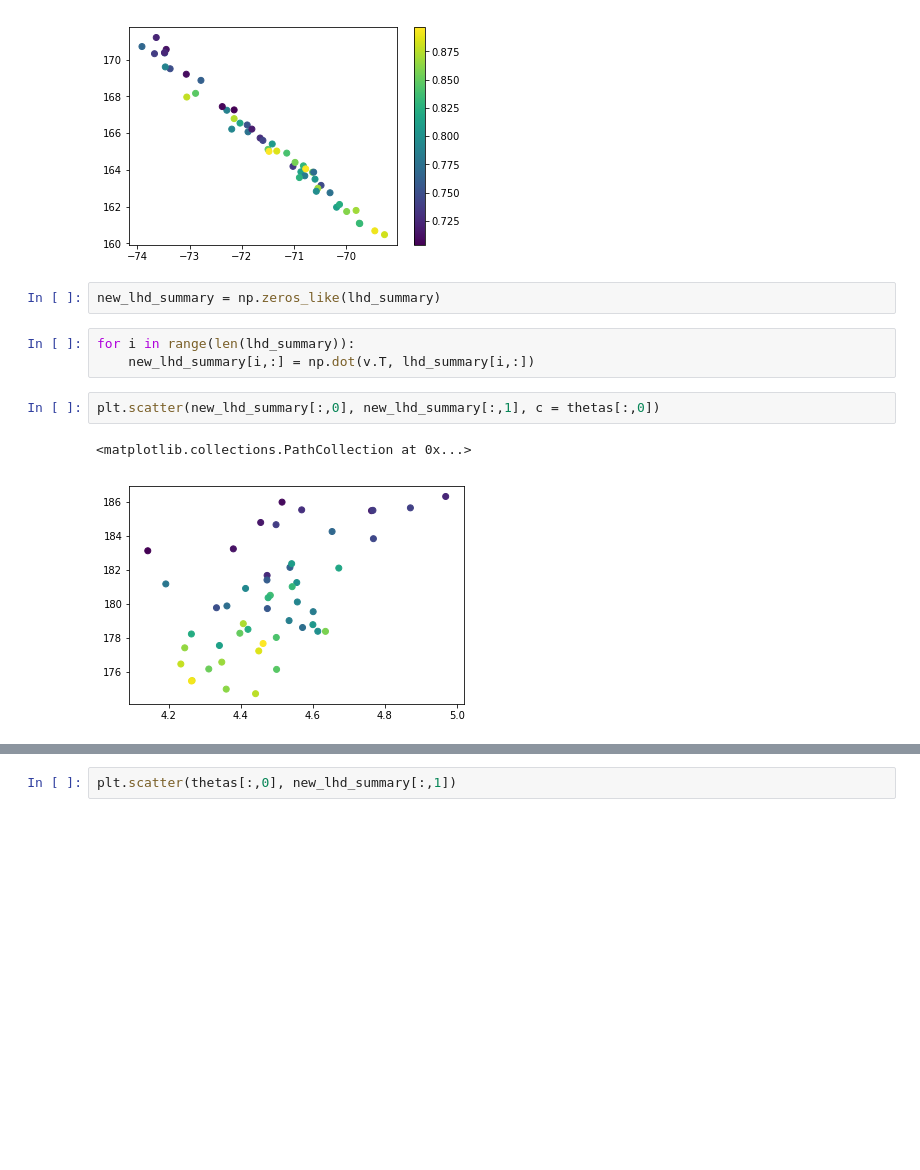
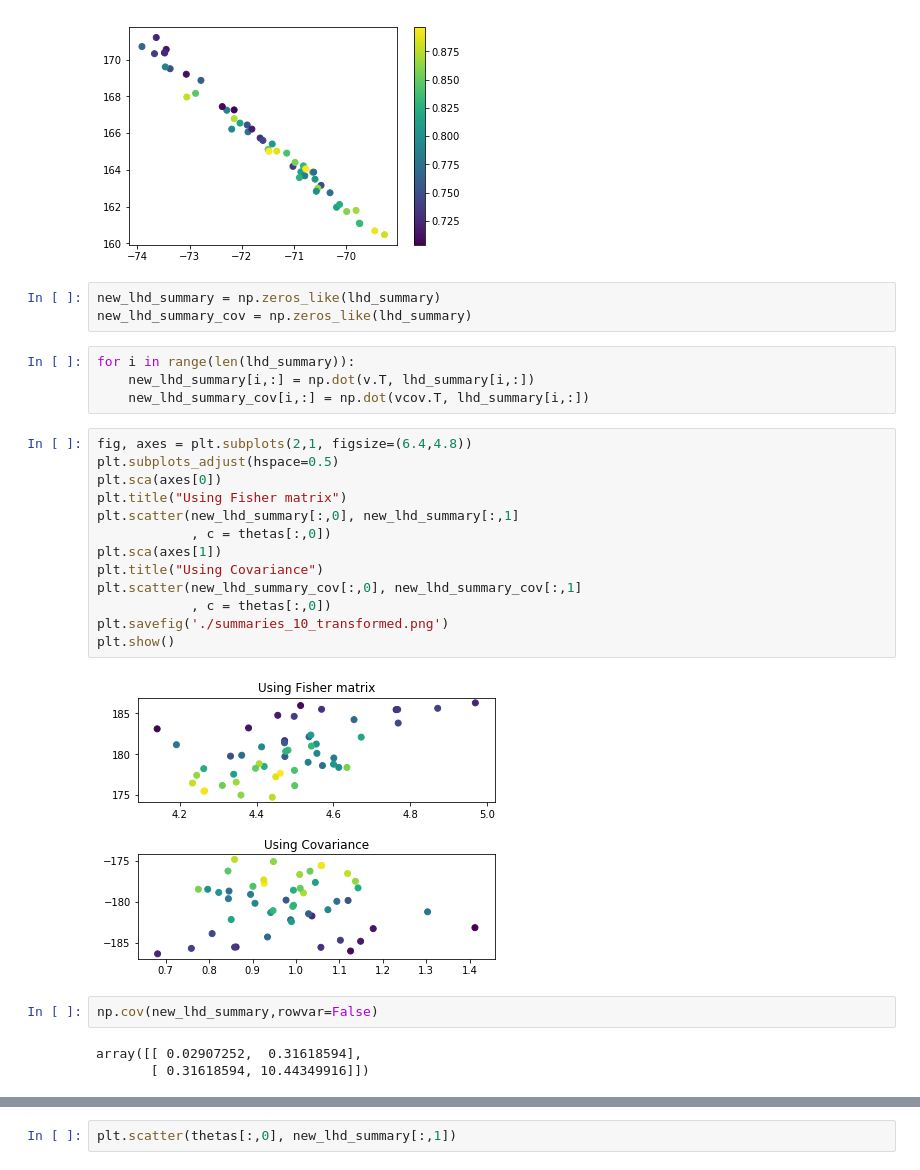
Before and after one commit to ErikOsinga/master_research_project, a Jupyter notebook: learning_purposes/imnn_gp/gp.ipynb, the cells around one changed output, grey strips where cells are left out. Cells and saved outputs as stored; diff of their text form; blank space fills up the shorter version.

```diff
--- a/learning_purposes/imnn_gp/gp.ipynb
+++ b/learning_purposes/imnn_gp/gp.ipynb
@@ -36,14 +60,31 @@ plt.colorbar()
 [figure]
 # %%
 new_lhd_summary = np.zeros_like(lhd_summary)
+new_lhd_summary_cov = np.zeros_like(lhd_summary)
 # %%
 for i in range(len(lhd_summary)):
     new_lhd_summary[i,:] = np.dot(v.T, lhd_summary[i,:])
+    new_lhd_summary_cov[i,:] = np.dot(vcov.T, lhd_summary[i,:])
-# %%
-plt.scatter(new_lhd_summary[:,0], new_lhd_summary[:,1], c = thetas[:,0])
-# %% [output]
-<matplotlib.collections.PathCollection at 0x...>
-[figure, removed]
+# %%
+fig, axes = plt.subplots(2,1, figsize=(6.4,4.8))
+plt.subplots_adjust(hspace=0.5)
+plt.sca(axes[0])
+plt.title("Using Fisher matrix")
+plt.scatter(new_lhd_summary[:,0], new_lhd_summary[:,1]
+            , c = thetas[:,0])
+plt.sca(axes[1])
+plt.title("Using Covariance")
+plt.scatter(new_lhd_summary_cov[:,0], new_lhd_summary_cov[:,1]
+            , c = thetas[:,0])
+plt.savefig('./summaries_10_transformed.png')
+plt.show()
+# %% [output]
+[figure, added]
+# %%
+np.cov(new_lhd_summary,rowvar=False)
+# %% [output]
+array([[ 0.02907252,  0.31618594],
+       [ 0.31618594, 10.44349916]])
 # %%
 np.dot(v.T, v)
 # %% [output]
```
Also changed, not shown: parts of 10 cells of this notebook, 1 other file.
